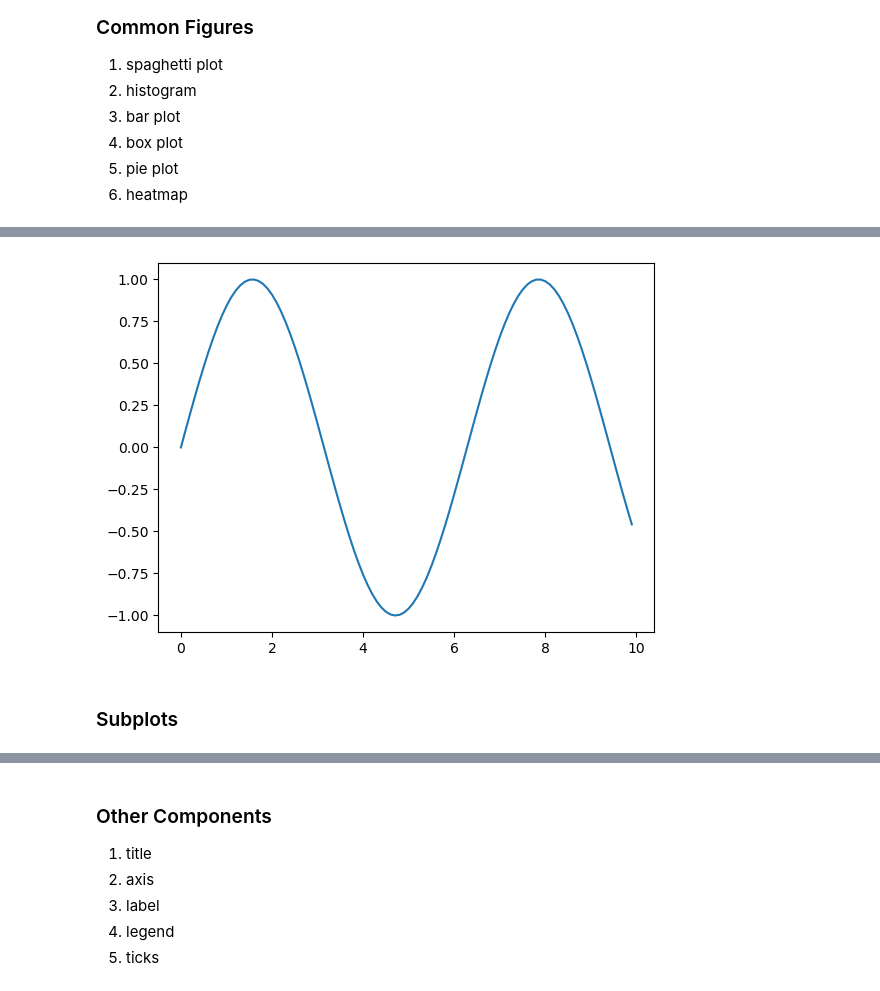
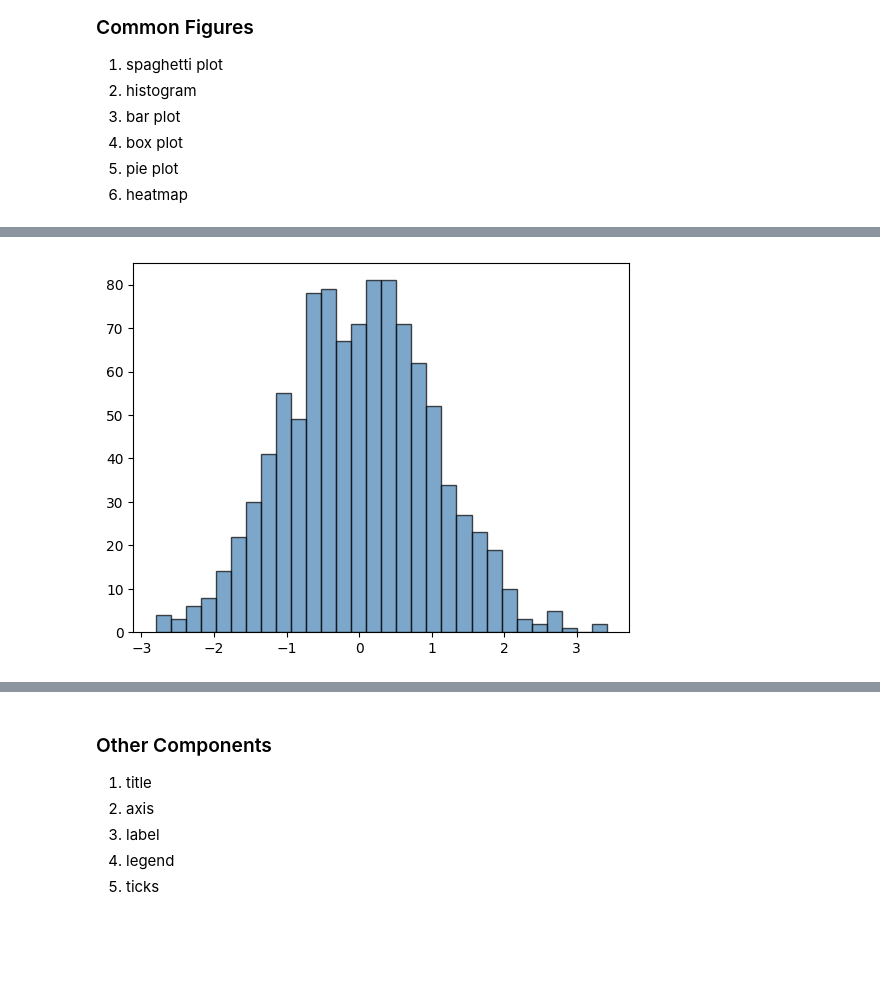
Before and after one commit to Tptrix29/py-tutorials, a Jupyter notebook: docs/build/doctrees/nbsphinx/lectures/data-man-vis.ipynb, the cells around one changed output, grey strips where cells are left out. Saved outputs shown, nothing was run; the diff lists cells and outputs as text; code cells hidden in the pictures; blank space fills up the shorter version.

```diff
--- a/docs/build/doctrees/nbsphinx/lectures/data-man-vis.ipynb
+++ b/docs/build/doctrees/nbsphinx/lectures/data-man-vis.ipynb
@@ -26,7 +279,7 @@ y = np.sin(x)
 # %%
-plt.plot(x, y)
+# histogram
+data = np.random.randn(1000)
+plt.hist(data, bins=30, color='steelblue', edgecolor='black', alpha=0.7)
 plt.show()
 # %% [output]
-[figure, old version]
+[figure, new version]
-# %% [markdown]
-### Subplots
```
Also changed, not shown: parts of 31 cells of this notebook, 31 other files.
